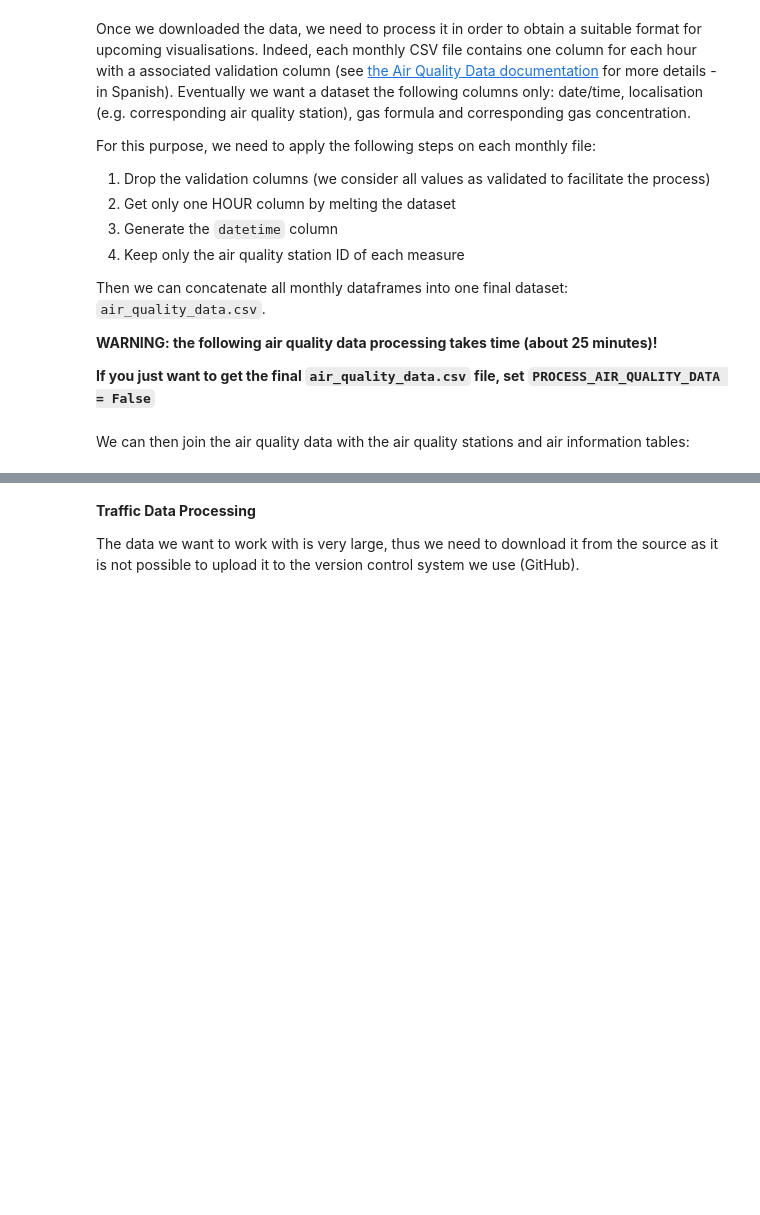
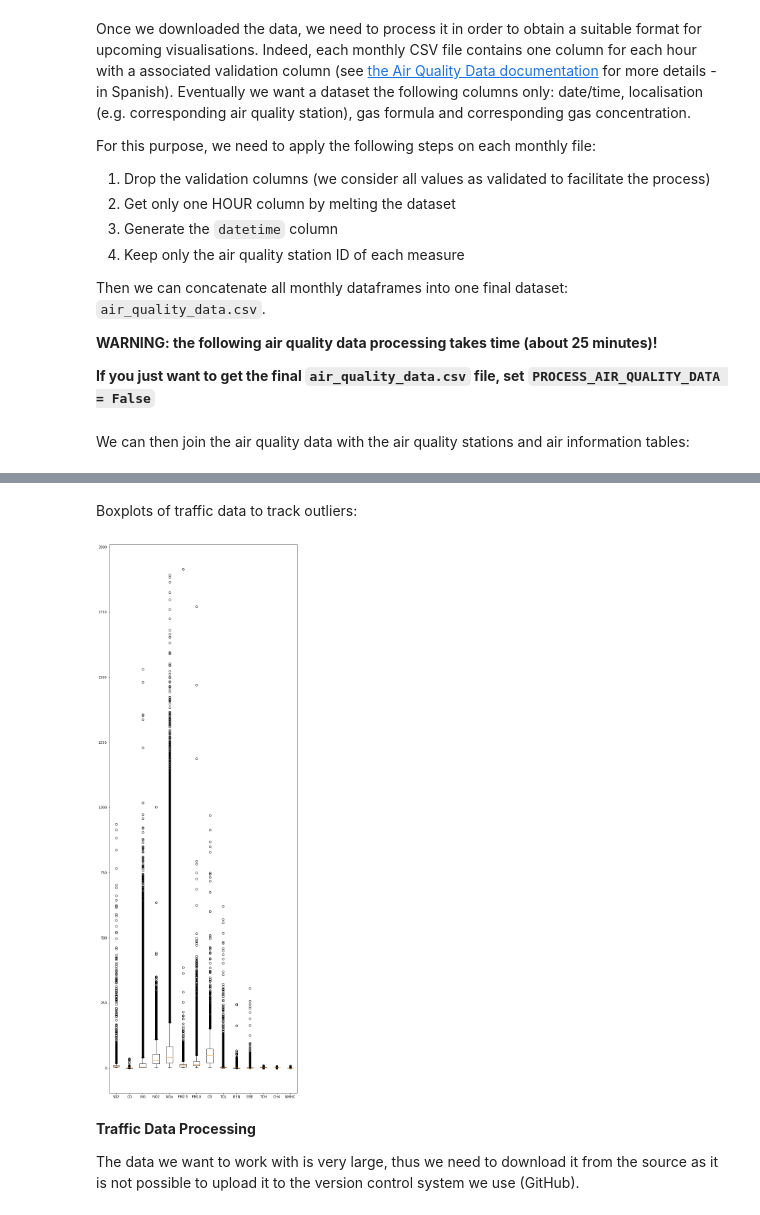
Before and after one commit to Pheithar/socialdata_madridcentral, a Jupyter notebook: madrid_central.ipynb, the cells around one changed output, grey strips where cells are left out. Cells and saved outputs as stored; diff of their text form; code cells hidden in the pictures; blank space fills up the shorter version.

Commit message:
add multibars and boxplots in air quality

```diff
--- a/madrid_central.ipynb
+++ b/madrid_central.ipynb
@@ -329,3 +340,13 @@ df_air.head()
+# %% [markdown]
+Boxplots of traffic data to track outliers:
+# %%
+all_gases = df_air.formula.unique()
+plt.figure(figsize=(10,30))
+plt.boxplot([df_air[(df_air.formula==(aGas)) & (df_air['value']<2000) ]['value'].values for aGas in all_gases])
+plt.xticks(range(1, len(all_gases)+1), all_gases)
+plt.show()
+# %% [output]
+[figure, added]
 # %% [markdown]
 **Traffic Data Processing**
 
```
Also changed, not shown: parts of 12 cells of this notebook.
